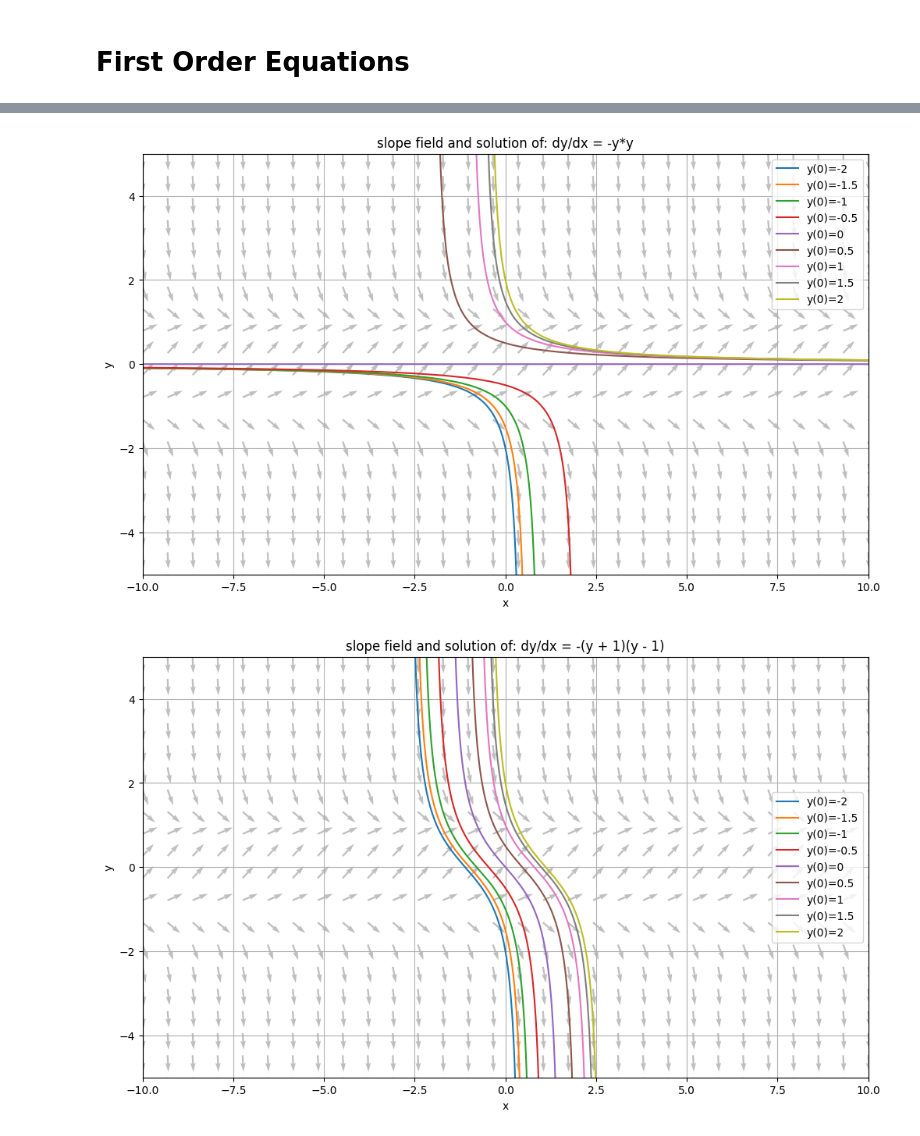
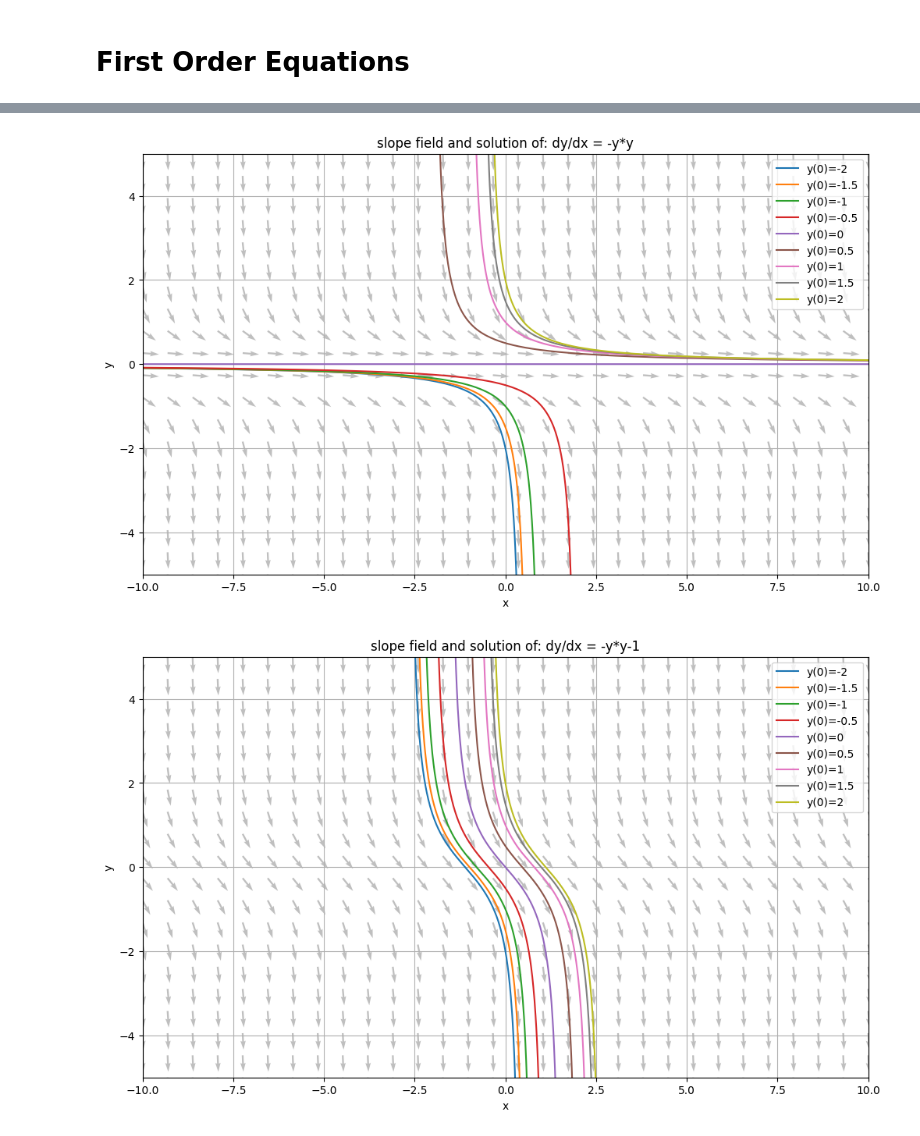
Before and after one commit to RalphExp/MachineLearning, a Jupyter notebook: Maths/ODE/ch01.ipynb, the cells around one changed output, grey strips where cells are left out. Saved outputs shown, nothing was run; the diff lists cells and outputs as text; code cells hidden in the pictures.

```diff
--- a/Maths/ODE/ch01.ipynb
+++ b/Maths/ODE/ch01.ipynb
@@ -17,7 +14,7 @@ import matplotlib.pyplot as plt
 from scipy.integrate import solve_ivp
 
 def dydx(x, y):
-    return -(y+1)*(y-1)
+    return (1-y)*(1+y)
 
 # x from -10 to 10, 30 points together (for drawing the arrows)
 # y from -5 to 5, 20 points together
@@ -33,7 +30,7 @@ plt.figure(figsize=(12, 7))
 # draw slope fields
 # starting point:(x, y), direction: (U2, V2)
 plt.quiver(X, Y, U2, V2, angles="xy", color="gray", alpha=0.5)
-plt.title("slope field and solution of: dy/dx = -(y + 1)(y - 1)")
+plt.title("slope field and solution of: dy/dx = (1-y)*(1+y)")
 plt.xlabel("x")
 plt.ylabel("y")
 
@@ -68,7 +65,7 @@ x = np.linspace(-10, 10, 30)
 y = np.linspace(-5, 5, 20)
 X, Y = np.meshgrid(x, y)
 U = 1 # this is dx
-V = dydx(X, Y) # this is dy
+V = dydx2(X, Y) # this is dy
 N = np.sqrt(U**2 + V**2)
 U2, V2 = U/N, V/N # normalize to unit vector
 
@@ -100,7 +97,7 @@ plt.xlim(-10, 10)
 plt.ylim(-5, 5)
 plt.show()
 # %% [output]
-[figure, old version]
+[figure, new version]
 # %%
 def dydx3(x, y):
     return -y*y - 1
@@ -111,36 +108,36 @@ x = np.linspace(-10, 10, 30)
 y = np.linspace(-5, 5, 20)
 X, Y = np.meshgrid(x, y)
 U = 1 # this is dx
-V = dydx(X, Y) # this is dy
+V = dydx3(X, Y) # this is dy
 N = np.sqrt(U**2 + V**2)
 U2, V2 = U/N, V/N # normalize to unit vector
 
 plt.figure(figsize=(12, 7))
 # draw slope fields
 # starting point:(x, y), direction: (U2, V2)
 plt.quiver(X, Y, U2, V2, angles="xy", color="gray", alpha=0.5)
 plt.title("slope field and solution of: dy/dx = -y*y-1")
 plt.xlabel("x")
 plt.ylabel("y")
 
 # multi initial value
 y0_list = [-2, -1.5, -1, -0.5, 0, 0.5, 1, 1.5, 2]
 for y0 in y0_list:
     # Solve IVP (Initial Value Problem)
     # sovle_ivp(ODE, span, initial value, output coordinate, Runge-Kutta)
     sol_fwd = solve_ivp(dydx3, [0, 10], [y0], t_eval=np.linspace(0, 10, 1000))
     sol_bwd = solve_ivp(dydx3, [0, -10], [y0], t_eval=np.linspace(0, -10, 1000))
 
     # combine the forward and backward solution
     t_full = np.concatenate((sol_bwd.t[::-1], sol_fwd.t))
     y_full = np.concatenate((sol_bwd.y[0][::-1], sol_fwd.y[0]))
 
     plt.plot(t_full, y_full, label=f"y(0)={y0}")
 
 plt.grid(True)
 plt.legend()
 plt.xlim(-10, 10)
 plt.ylim(-5, 5)
 plt.show()
 # %% [output]
-[figure, old version]
+[figure, new version]
```
Also changed, not shown: parts of 4 cells of this notebook.
